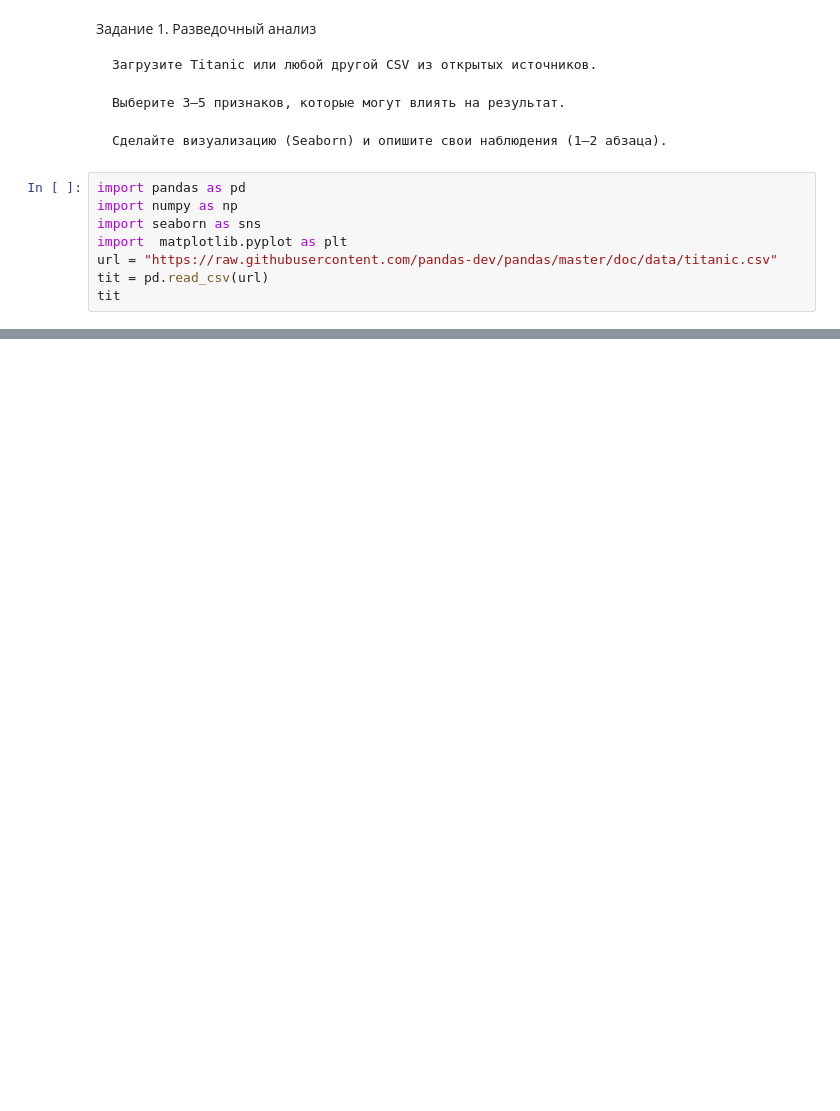
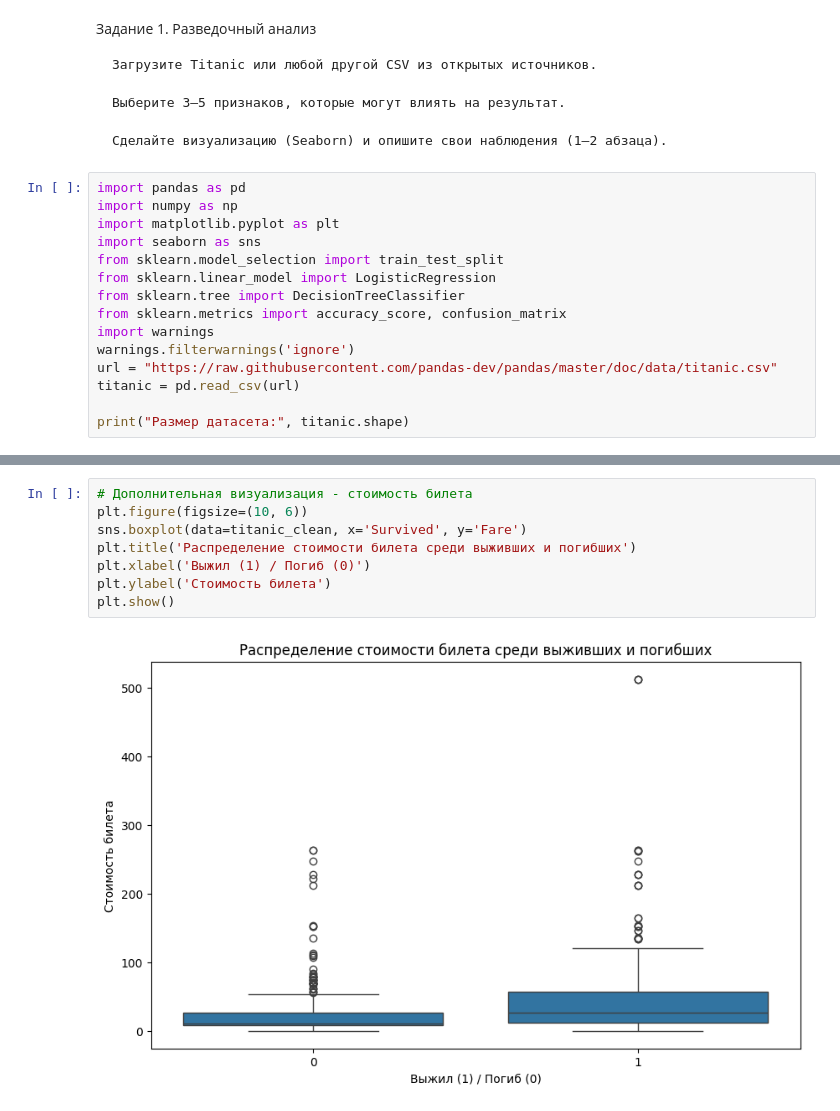
Before and after one commit to StepanPro999636/bool_bool, a Jupyter notebook: homework/homework_lesson4_Lazarenko_Stephan.ipynb, the cells around one changed output, grey strips where cells are left out. Drawn from its saved outputs; the diff is of its cells as text; blank space fills up the shorter version.

```diff
--- a/homework/homework_lesson4_Lazarenko_Stephan.ipynb
+++ b/homework/homework_lesson4_Lazarenko_Stephan.ipynb
@@ -9,9 +9,16 @@
 # %%
 import pandas as pd
 import numpy as np
+import matplotlib.pyplot as plt
 import seaborn as sns
-import  matplotlib.pyplot as plt
+from sklearn.model_selection import train_test_split
+from sklearn.linear_model import LogisticRegression
+from sklearn.tree import DecisionTreeClassifier
+from sklearn.metrics import accuracy_score, confusion_matrix
+import warnings
+warnings.filterwarnings('ignore')
 url = "https://raw.githubusercontent.com/pandas-dev/pandas/master/doc/data/titanic.csv"
-tit = pd.read_csv(url)
-tit
+titanic = pd.read_csv(url)
+
+print("Размер датасета:", titanic.shape)
 # %% [output]
@@ -35,0 +90,10 @@ tit
+# %%
+# Дополнительная визуализация - стоимость билета
+plt.figure(figsize=(10, 6))
+sns.boxplot(data=titanic_clean, x='Survived', y='Fare')
+plt.title('Распределение стоимости билета среди выживших и погибших')
+plt.xlabel('Выжил (1) / Погиб (0)')
+plt.ylabel('Стоимость билета')
+plt.show()
+# %% [output]
+[figure, added]
```
Also changed, not shown: parts of 13 cells of this notebook.
